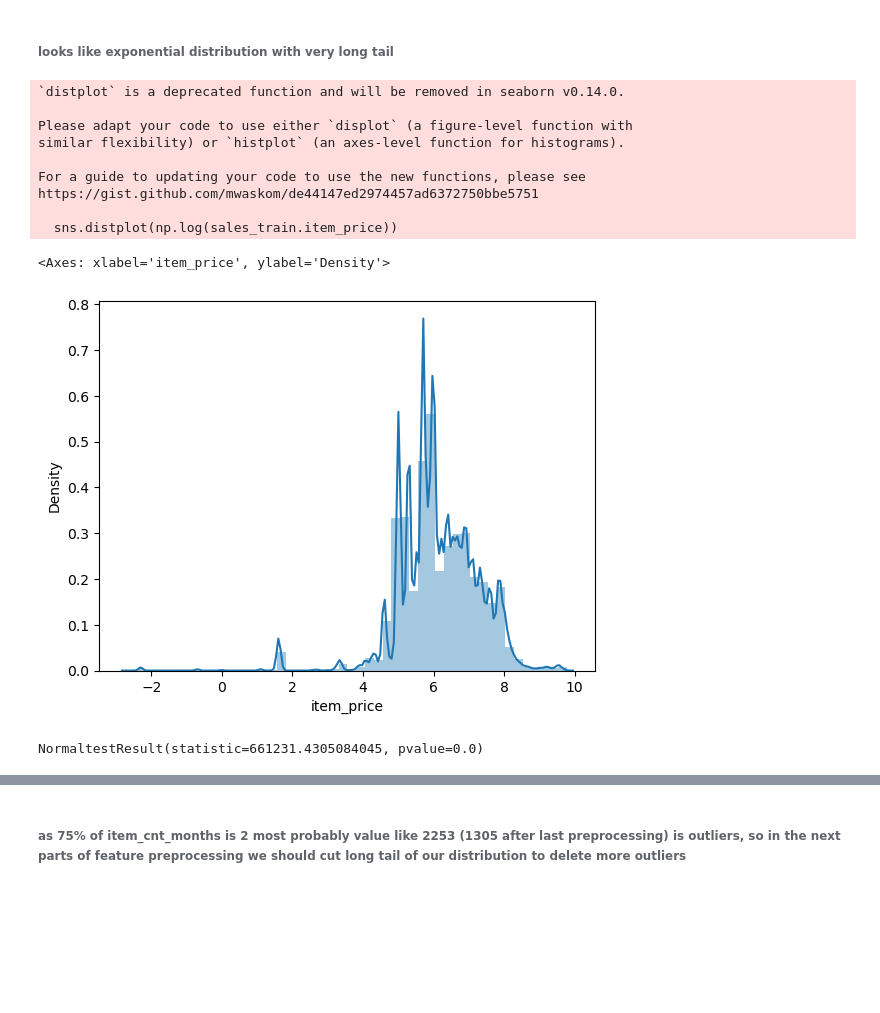
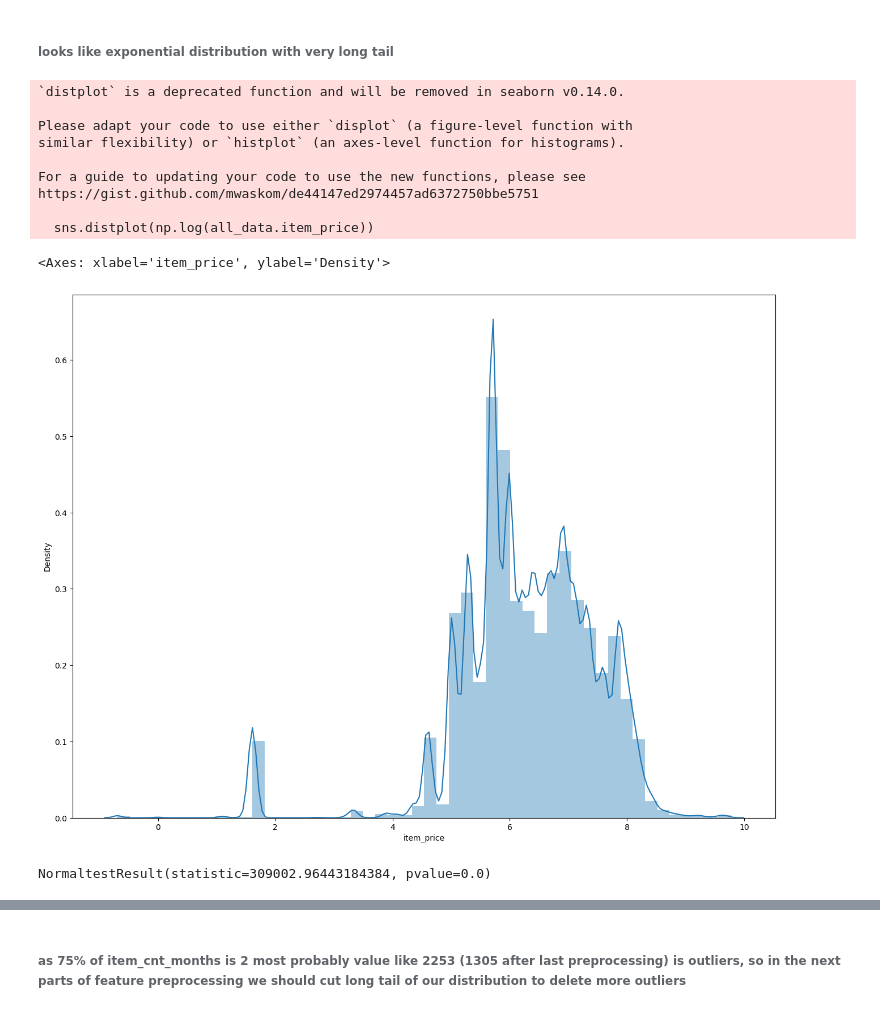
Before and after one commit to Yarmmax/DS_Intership, a Jupyter notebook: EDA.ipynb, the cells around one changed output, grey strips where cells are left out. Cells and saved outputs as stored; diff of their text form; code cells hidden in the pictures; blank space fills up the shorter version.

```diff
--- a/EDA.ipynb
+++ b/EDA.ipynb
@@ -215,23 +215,23 @@ https://gist.github.com/mwaskom/de44147ed2974457ad6372750bbe5751
 # %% [markdown]
 ###### looks like exponential distribution with very long tail
 # %%
-sns.distplot(np.log(sales_train.item_price))
+sns.distplot(np.log(all_data.item_price))
 # %% [output]
 `distplot` is a deprecated function and will be removed in seaborn v0.14.0.
 
 Please adapt your code to use either `displot` (a figure-level function with
 similar flexibility) or `histplot` (an axes-level function for histograms).
 
 For a guide to updating your code to use the new functions, please see
 https://gist.github.com/mwaskom/de44147ed2974457ad6372750bbe5751
 
-  sns.distplot(np.log(sales_train.item_price))
+  sns.distplot(np.log(all_data.item_price))
 <Axes: xlabel='item_price', ylabel='Density'>
-[figure, old version]
+[figure, new version]
 # %%
-scipy.stats.normaltest(np.log(sales_train.item_price))
+scipy.stats.normaltest(np.log(all_data.item_price))
 # %% [output]
-NormaltestResult(statistic=661231.4305084045, pvalue=0.0)
+NormaltestResult(statistic=309002.96443184384, pvalue=0.0)
 # %%
 sales_per_months.describe()
 # %% [output]
```
Also changed, not shown: parts of 44 cells of this notebook.
